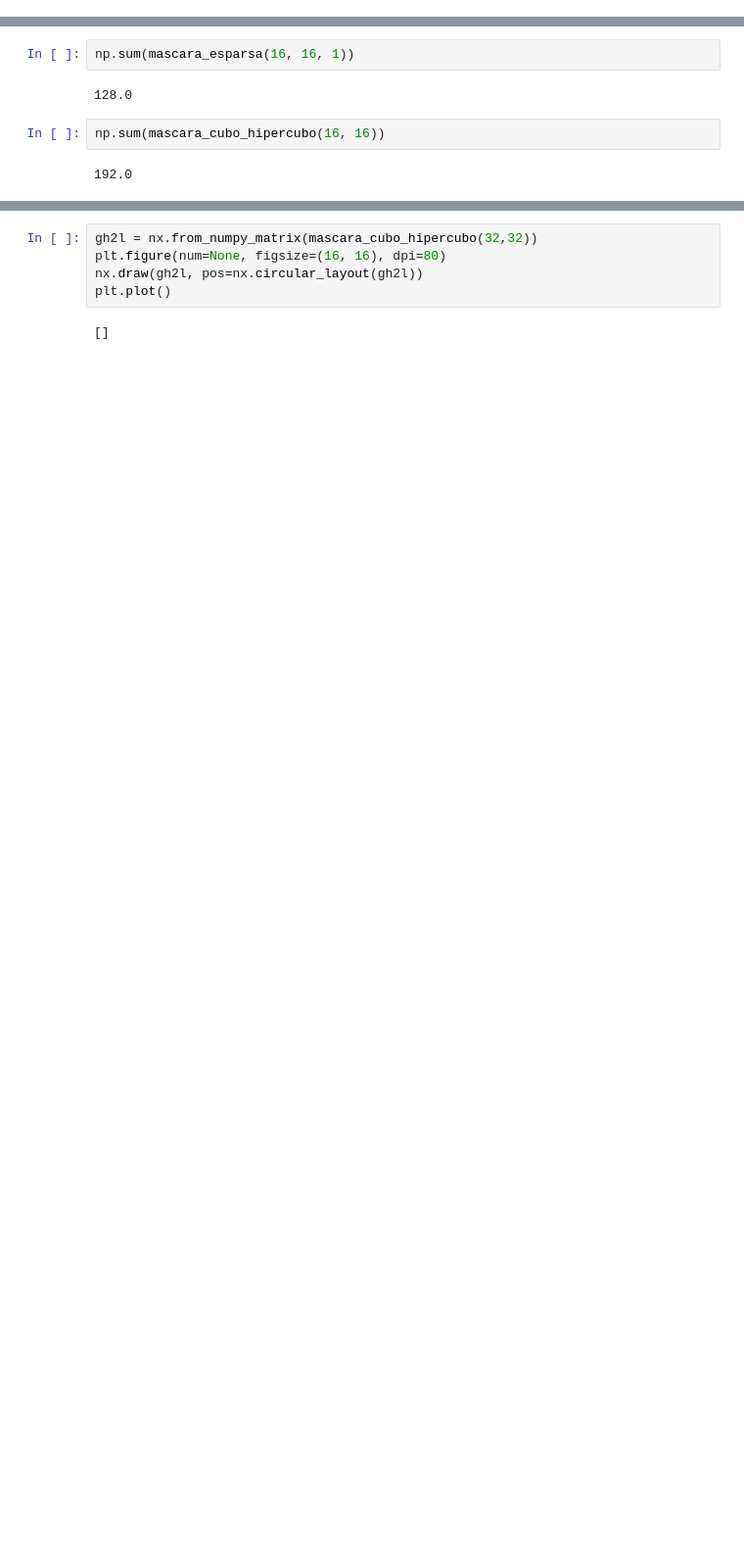
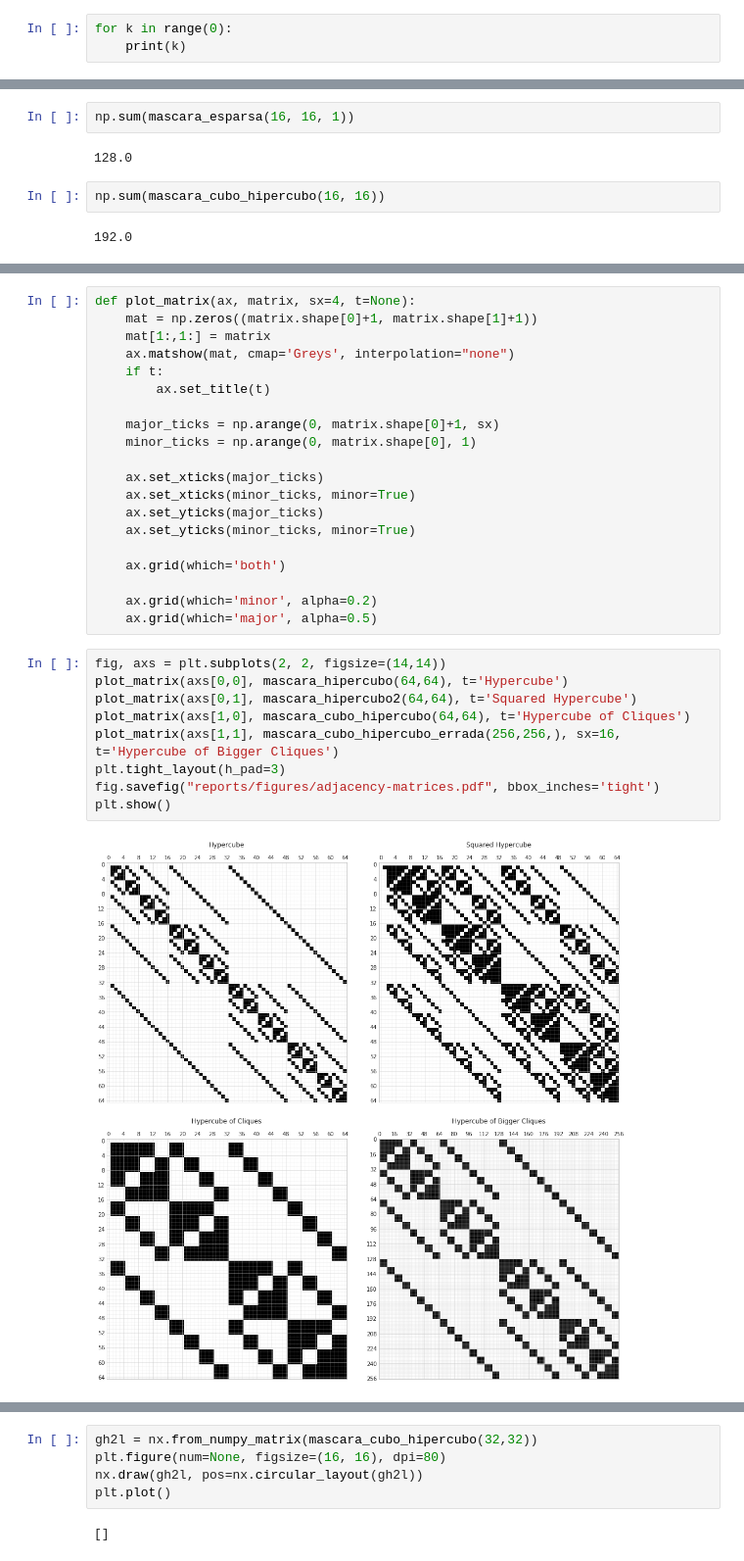
Before and after one commit to Gabrui/estimar-pontos-estoria, a Jupyter notebook: Conexões Esparsas.ipynb, the cells around one changed output, grey strips where cells are left out. Shown at 98% size. Saved outputs shown, nothing was run; the diff lists cells and outputs as text; blank space fills up the shorter version.

```diff
--- a/Conexões Esparsas.ipynb
+++ b/Conexões Esparsas.ipynb
@@ -49,6 +48,9 @@ project_repos = {
  'spring',
  'talendforge',
  'mulesoft']
+# %%
+for k in range(0):
+    print(k)
 # %%
 def mascara_esparsa(dim_entrada, dim_saida, base):
     mascara = np.zeros((dim_entrada, dim_saida))
@@ -158,0 +182,31 @@ array([[1., 1., 1., 0.],
+# %%
+def plot_matrix(ax, matrix, sx=4, t=None):
+    mat = np.zeros((matrix.shape[0]+1, matrix.shape[1]+1))
+    mat[1:,1:] = matrix
+    ax.matshow(mat, cmap='Greys', interpolation="none")
+    if t:
+        ax.set_title(t)
+
+    major_ticks = np.arange(0, matrix.shape[0]+1, sx)
+    minor_ticks = np.arange(0, matrix.shape[0], 1)
+
+    ax.set_xticks(major_ticks)
+    ax.set_xticks(minor_ticks, minor=True)
+    ax.set_yticks(major_ticks)
+    ax.set_yticks(minor_ticks, minor=True)
+
+    ax.grid(which='both')
+
+    ax.grid(which='minor', alpha=0.2)
+    ax.grid(which='major', alpha=0.5)
+# %%
+fig, axs = plt.subplots(2, 2, figsize=(14,14))
+plot_matrix(axs[0,0], mascara_hipercubo(64,64), t='Hypercube')
+plot_matrix(axs[0,1], mascara_hipercubo2(64,64), t='Squared Hypercube')
+plot_matrix(axs[1,0], mascara_cubo_hipercubo(64,64), t='Hypercube of Cliques')
+plot_matrix(axs[1,1], mascara_cubo_hipercubo_errada(256,256,), sx=16, t='Hypercube of Bigger Cliques')
+plt.tight_layout(h_pad=3)
+fig.savefig("reports/figures/adjacency-matrices.pdf", bbox_inches='tight')
+plt.show()
+# %% [output]
+[figure, added]
```
Also changed, not shown: parts of 21 cells of this notebook, 9 other files.
